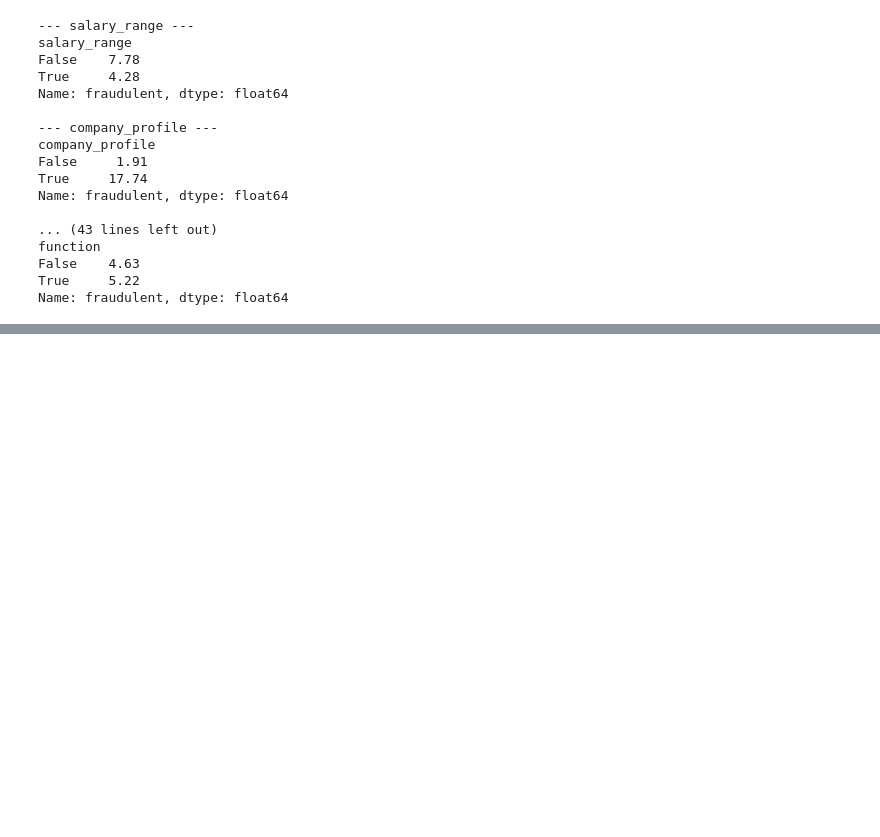
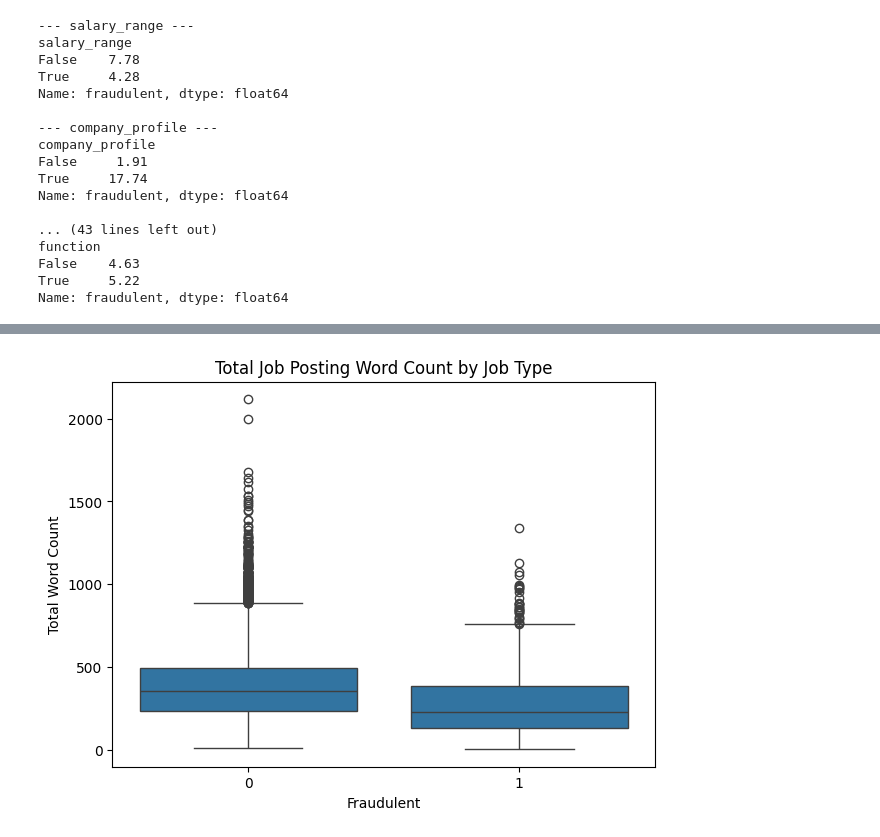
Before and after one commit to 1415-kunal/Fake_Job_Posting_Detection_System, a Jupyter notebook: Notebooks/01_dataset_inspection.ipynb, the cells around one changed output, grey strips where cells are left out. Cells and saved outputs as stored; diff of their text form; code cells hidden in the pictures; blank space fills up the shorter version.

```diff
--- a/Notebooks/01_dataset_inspection.ipynb
+++ b/Notebooks/01_dataset_inspection.ipynb
@@ -288,0 +415,15 @@ Name: fraudulent, dtype: float64
+# %%
+plt.figure(figsize=(7, 5))
+
+sns.boxplot(
+    data=df,
+    x="fraudulent",
+    y="total_text_word_count"
+)
+
+plt.title("Total Job Posting Word Count by Job Type")
+plt.xlabel("Fraudulent")
+plt.ylabel("Total Word Count")
+plt.show()
+# %% [output]
+[figure, added]
```
Also changed, not shown: parts of 15 cells of this notebook.
